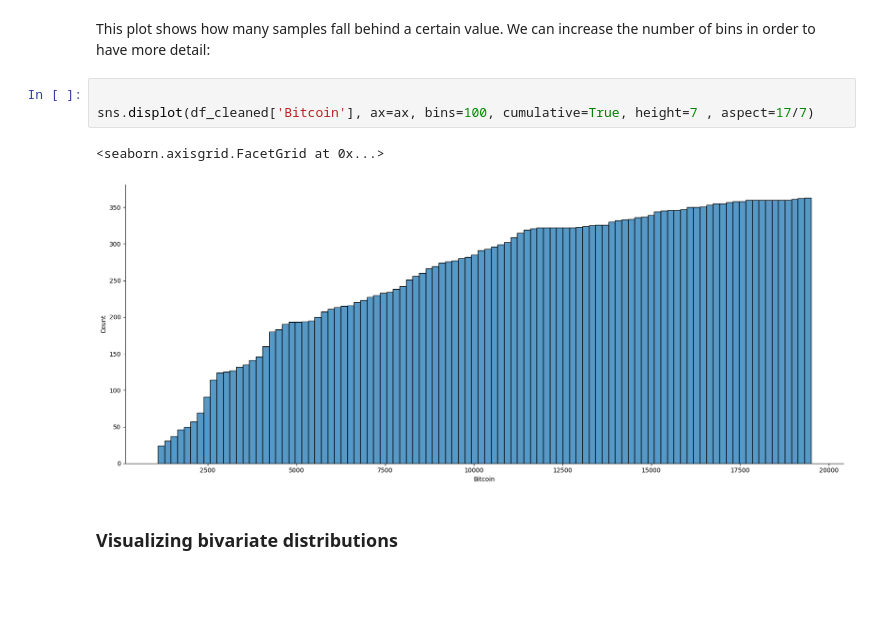
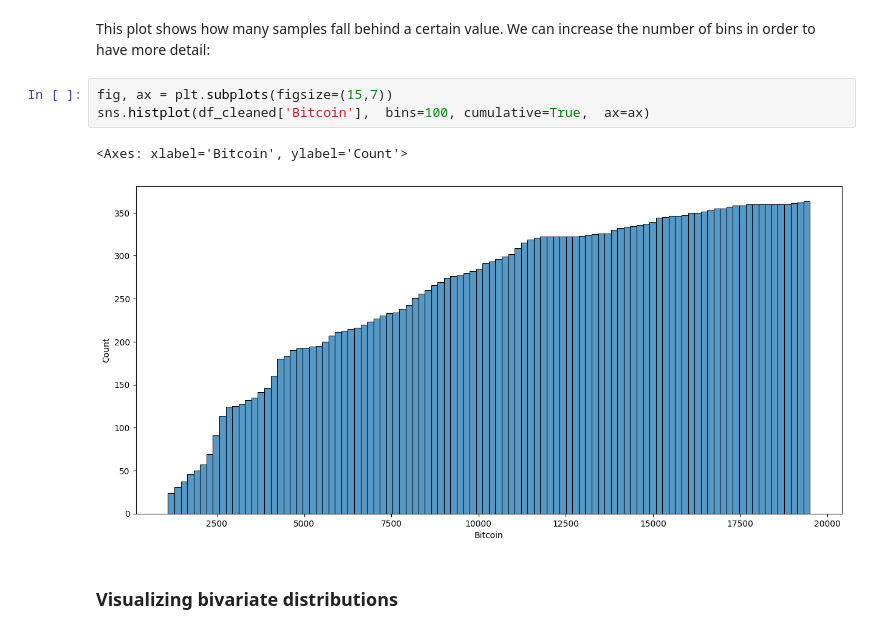
Before and after one commit to yeisonedui09/Repositorio-de-git, a Jupyter notebook: Proyectos/DataCleaning_Bit_Eth/notebooks/DataCleaning_Real Example.ipynb, the cells around one changed output. Cells and saved outputs as stored; diff of their text form; blank space fills up the shorter version.

```diff
--- a/Proyectos/DataCleaning_Bit_Eth/notebooks/DataCleaning_Real Example.ipynb
+++ b/Proyectos/DataCleaning_Bit_Eth/notebooks/DataCleaning_Real Example.ipynb
@@ -229,12 +229,12 @@ sns.histplot(df_cleaned['Bitcoin'], cumulative=True, kde=True, ax=ax)
 [figure]
 # %% [markdown]
 This plot shows how many samples fall behind a certain value. We can increase the number of bins in order to have more detail:
-# %%
-
-sns.displot(df_cleaned['Bitcoin'], ax=ax, bins=100, cumulative=True, height=7 , aspect=17/7)
-# %% [output]
-<seaborn.axisgrid.FacetGrid at 0x...>
-[figure, removed]
+# %%
+fig, ax = plt.subplots(figsize=(15,7))
+sns.histplot(df_cleaned['Bitcoin'],  bins=100, cumulative=True,  ax=ax)
+# %% [output]
+<Axes: xlabel='Bitcoin', ylabel='Count'>
+[figure, added]
 # %% [markdown]
 ### Visualizing bivariate distributions
 # %% [markdown]
```
